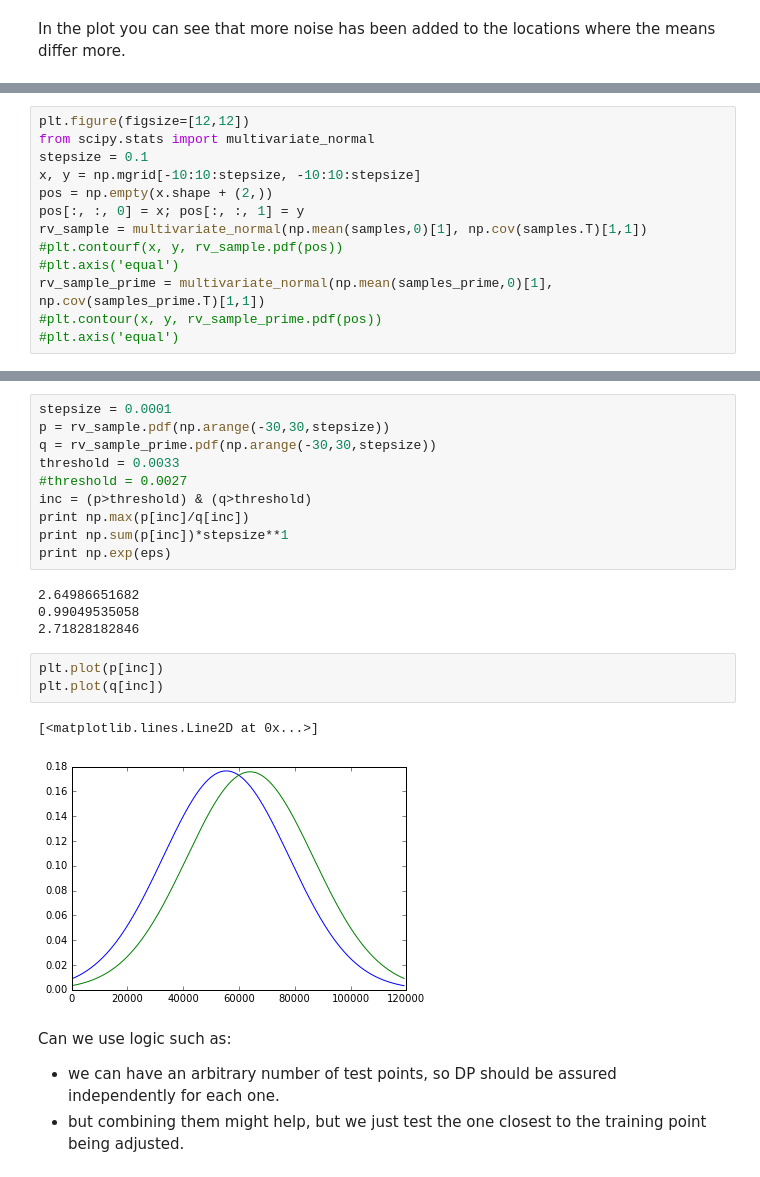
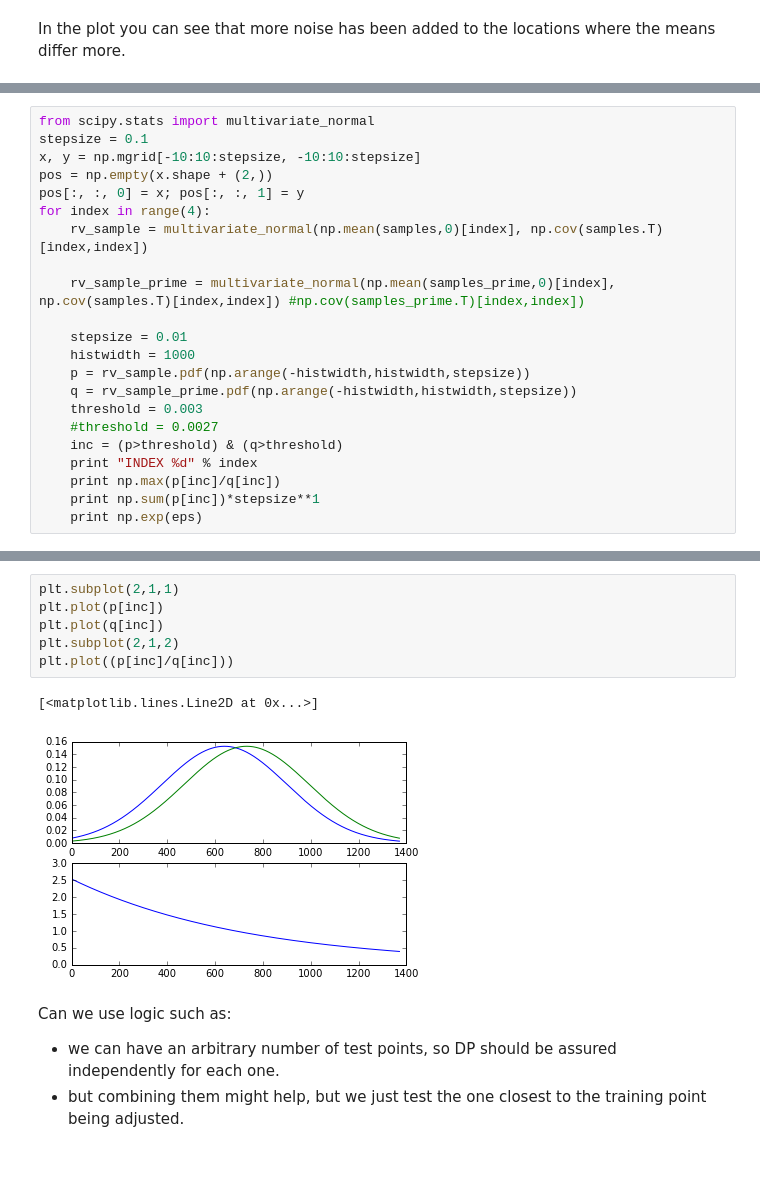
Before and after one commit to lionfish0/dp, a Jupyter notebook: Testing_dp4gp.ipynb, the cells around one changed output, grey strips where cells are left out. Cells and saved outputs as stored; diff of their text form.

```diff
--- a/Testing_dp4gp.ipynb
+++ b/Testing_dp4gp.ipynb
@@ -100,14 +120,23 @@ In the plot you can see that more noise has been added to the locations where th
 # %%
-plt.figure(figsize=[12,12])
 from scipy.stats import multivariate_normal
 stepsize = 0.1
 x, y = np.mgrid[-10:10:stepsize, -10:10:stepsize]
 pos = np.empty(x.shape + (2,))
 pos[:, :, 0] = x; pos[:, :, 1] = y
-rv_sample = multivariate_normal(np.mean(samples,0)[1], np.cov(samples.T)[1,1])
-#plt.contourf(x, y, rv_sample.pdf(pos))
-#plt.axis('equal')
-rv_sample_prime = multivariate_normal(np.mean(samples_prime,0)[1], np.cov(samples_prime.T)[1,1])
-#plt.contour(x, y, rv_sample_prime.pdf(pos))
-#plt.axis('equal')
+for index in range(4):
+    rv_sample = multivariate_normal(np.mean(samples,0)[index], np.cov(samples.T)[index,index])
+
+    rv_sample_prime = multivariate_normal(np.mean(samples_prime,0)[index], np.cov(samples.T)[index,index]) #np.cov(samples_prime.T)[index,index])
+
+    stepsize = 0.01
+    histwidth = 1000
+    p = rv_sample.pdf(np.arange(-histwidth,histwidth,stepsize))
+    q = rv_sample_prime.pdf(np.arange(-histwidth,histwidth,stepsize))
+    threshold = 0.003
+    #threshold = 0.0027
+    inc = (p>threshold) & (q>threshold)
+    print "INDEX %d" % index
+    print np.max(p[inc]/q[inc])
+    print np.sum(p[inc])*stepsize**1
+    print np.exp(eps)
 # %% [output]
@@ -115,23 +159,12 @@ rv_sample_prime = multivariate_normal(np.mean(samples_prime,0)[1], np.cov(sample
-# %%
-stepsize = 0.0001
-p = rv_sample.pdf(np.arange(-30,30,stepsize))
-q = rv_sample_prime.pdf(np.arange(-30,30,stepsize))
-threshold = 0.0033
-#threshold = 0.0027
-inc = (p>threshold) & (q>threshold)
-print np.max(p[inc]/q[inc])
-print np.sum(p[inc])*stepsize**1
-print np.exp(eps)
-# %% [output]
-2.64986651682
-0.99049535058
-2.71828182846
 # %%
+plt.subplot(2,1,1)
 plt.plot(p[inc])
 plt.plot(q[inc])
+plt.subplot(2,1,2)
+plt.plot((p[inc]/q[inc]))
 # %% [output]
 [<matplotlib.lines.Line2D at 0x...>]
-[figure, old version]
+[figure, new version]
 # %% [markdown]
 Can we use logic such as:
  - we can have an arbitrary number of test points, so DP should be assured independently for each one.
```
Also changed, not shown: parts of 18 cells of this notebook.
